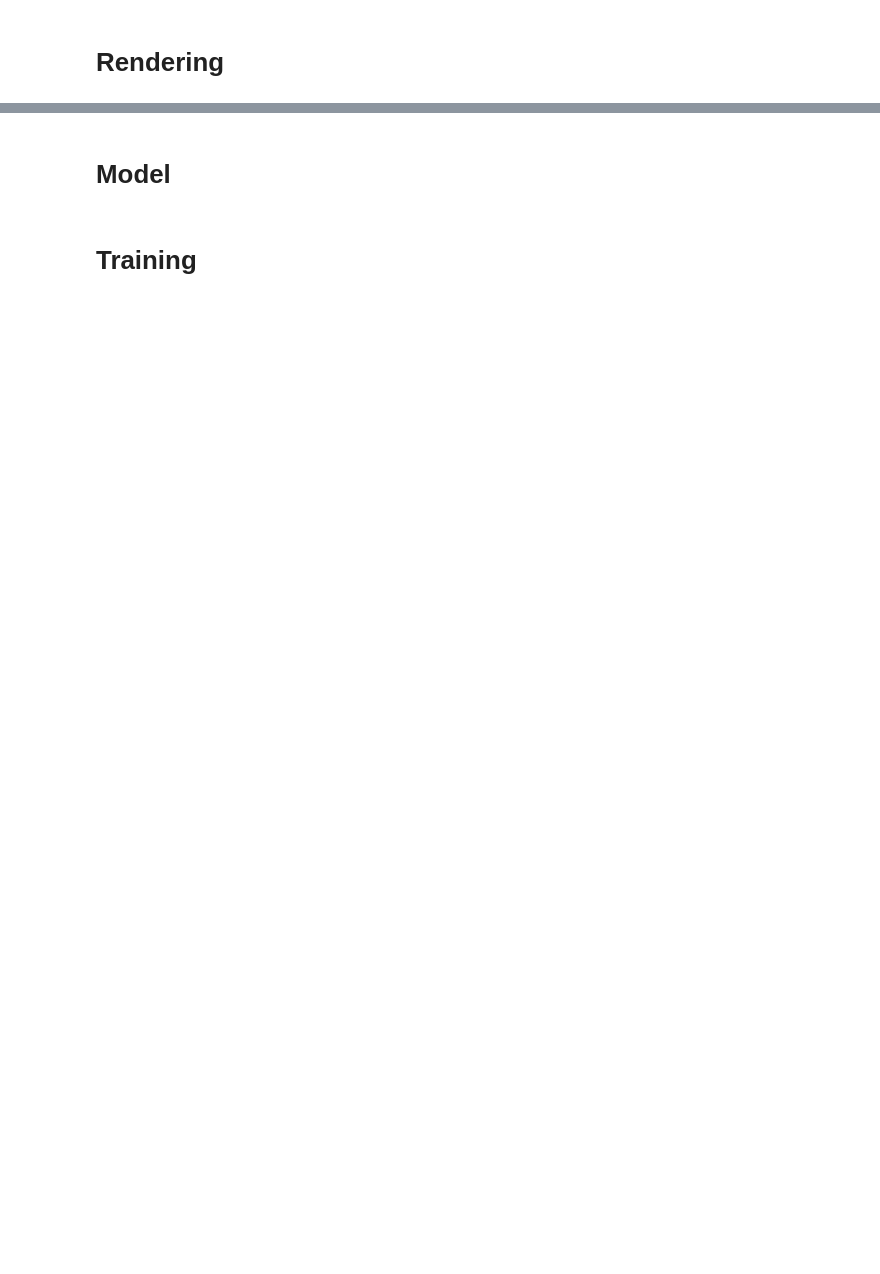
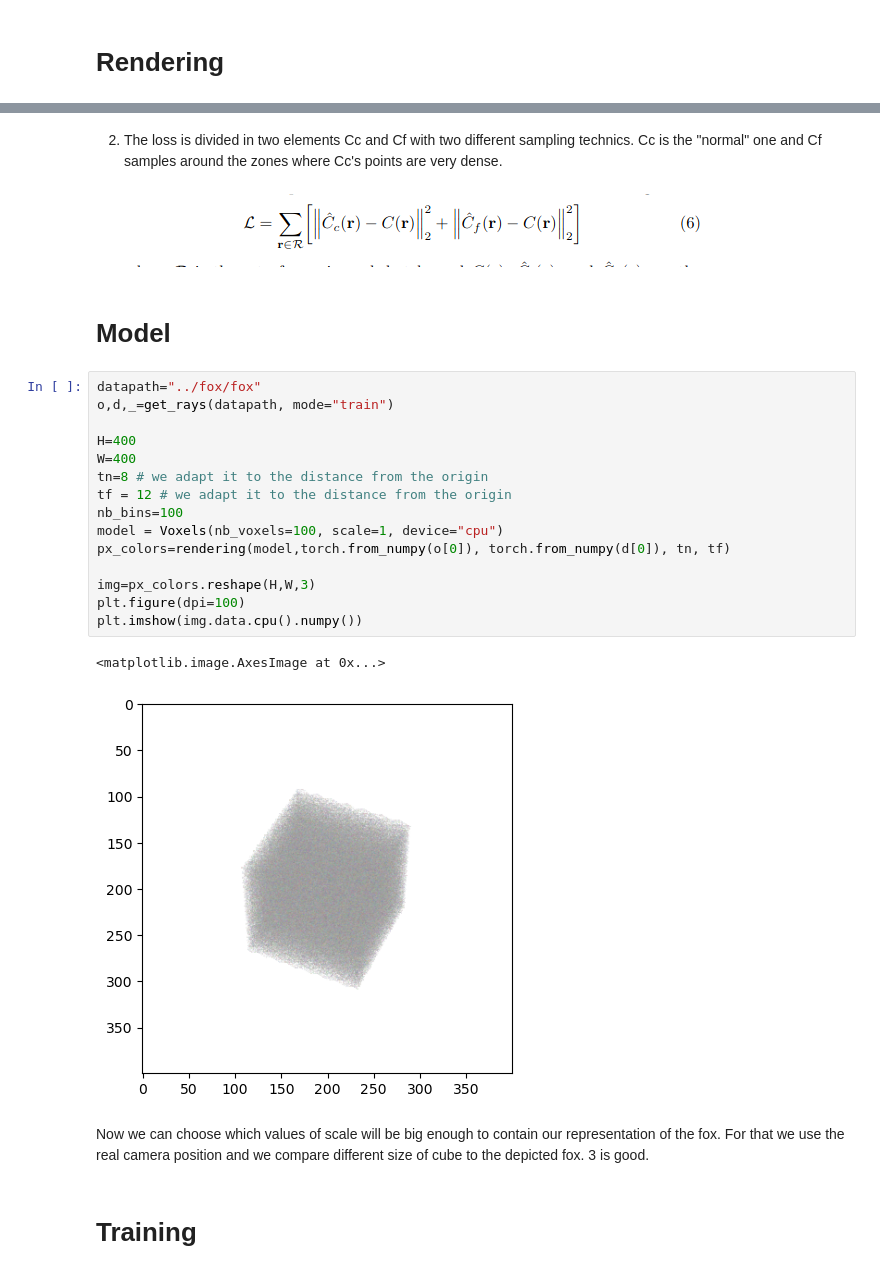
Before and after one commit to PensiveGoblin/NeRF, a Jupyter notebook: Section 3/Voxel_recon.ipynb, the cells around one changed output, grey strips where cells are left out. Saved outputs shown, nothing was run; the diff lists cells and outputs as text; blank space fills up the shorter version.

Commit message:
voxel implemented

```diff
--- a/Section 3/Voxel_recon.ipynb
+++ b/Section 3/Voxel_recon.ipynb
@@ -71,4 +83,28 @@ plt.imshow(img)
+# %% [markdown]
+2. The loss is divided in two elements Cc and Cf with two different sampling technics. Cc is the "normal" one and Cf samples around the zones where Cc's points are very dense.
+# %% [markdown]
+![image.png](attachment:image.png)
 # %% [markdown]
 # Model
+# %%
+datapath="../fox/fox"
+o,d,_=get_rays(datapath, mode="train")
+
+H=400
+W=400
+tn=8 # we adapt it to the distance from the origin
+tf = 12 # we adapt it to the distance from the origin
+nb_bins=100
+model = Voxels(nb_voxels=100, scale=1, device="cpu")
+px_colors=rendering(model,torch.from_numpy(o[0]), torch.from_numpy(d[0]), tn, tf)
+
+img=px_colors.reshape(H,W,3)
+plt.figure(dpi=100)
+plt.imshow(img.data.cpu().numpy())
+# %% [output]
+<matplotlib.image.AxesImage at 0x...>
+[figure, added]
+# %% [markdown]
+Now we can choose which values of scale will be big enough to contain our representation of the fox. For that we use the real camera position and we compare different size of cube to the depicted fox. 3 is good.
 # %% [markdown]
 # Training
```
Also changed, not shown: parts of 8 cells of this notebook, 7 other files.
